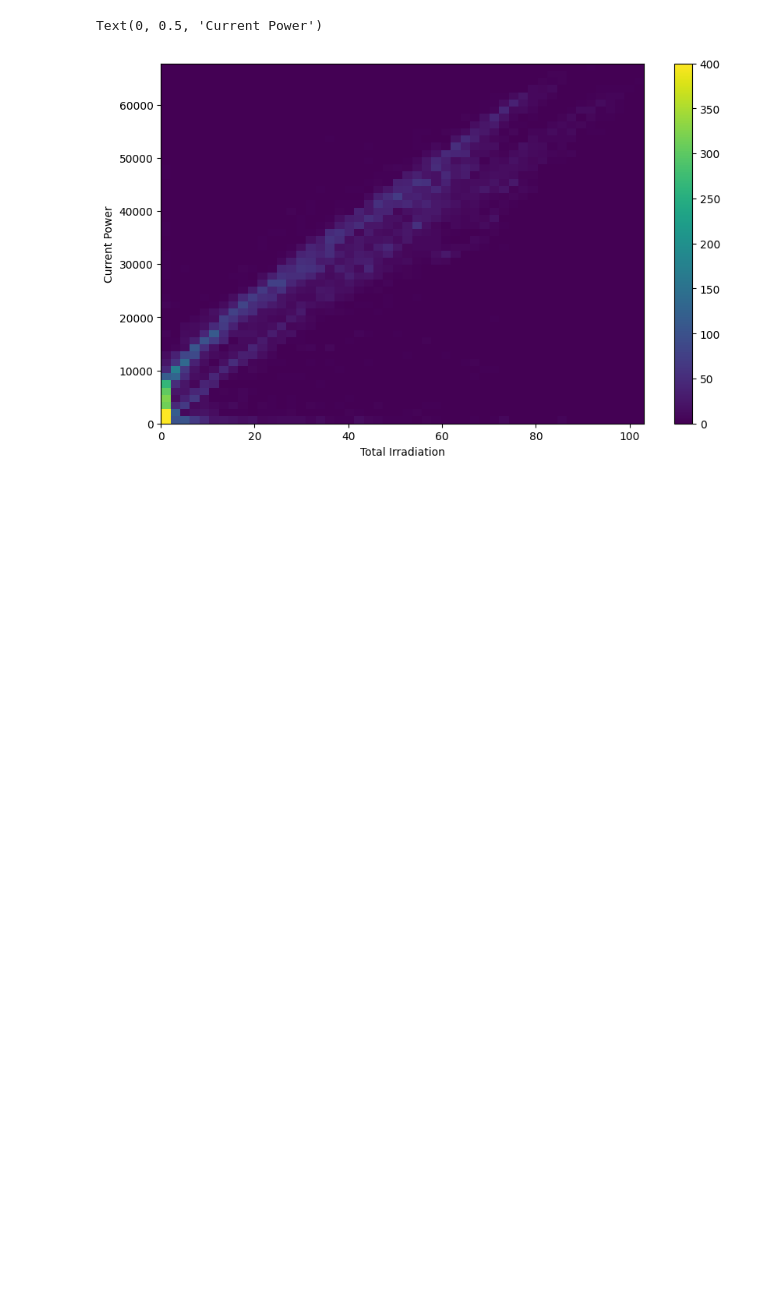
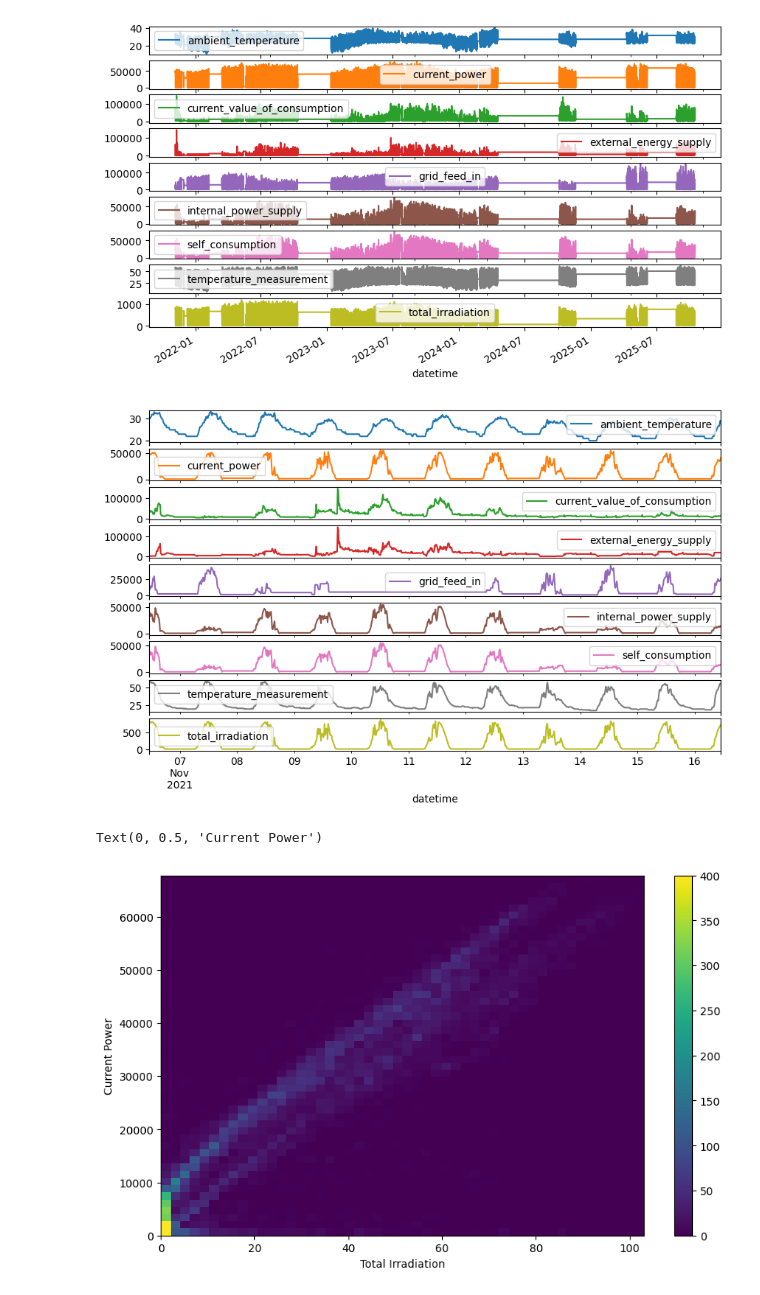
Before and after one commit to wsarachai/CM-SolarTS, a Jupyter notebook: src/jupyter_nb/pv-mju-data.ipynb, the cells around one changed output. Cells and saved outputs as stored; diff of their text form; code cells hidden in the pictures; blank space fills up the shorter version.

```diff
--- a/src/jupyter_nb/pv-mju-data.ipynb
+++ b/src/jupyter_nb/pv-mju-data.ipynb
@@ -82,14 +130,8 @@ _ = plot_features.plot(subplots=True)
 # %%
-# List of columns to check for zeros
-zero_columns = [col for col in all_cols]
-
-# Check which columns actually exist in the dataframe
-valid_columns = [col for col in zero_columns if col in df.columns]
-if len(valid_columns) != len(zero_columns):
-    missing = set(zero_columns) - set(valid_columns)
-    print(f"Warning: Some columns not found: {missing}")
-
-mask_zeros = df[valid_columns].eq(0).all(axis=1)
-zero_rows = df[mask_zeros].copy()
-zero_rows
+print("\nจำนวน Missing Values ก่อนทำการ fill:")
+for col in df.columns:
+    if col in df.columns:
+        missing_count = df[col].isnull().sum()
+        if missing_count > 0:
+            print(f"  {col}: {missing_count} missing values")
 # %% [output]
@@ -110,3 +148,14 @@ zero_rows
+# %%
+# For 15-minute data, one day = 96 points, one year ≈ 35,040 points
+limit_value = 35040  # approximately one year of 15-minute data
+
+for col in df.columns:
+    df[col] = df[col].bfill(limit=limit_value)
+
+display_all(df)
+# %% [output]
+[figure, added]
+[figure, added]
 # %%
 plt.hist2d(df['Total Irradiation'], df['Current Power'], bins=(50, 50), vmax=400)
 plt.colorbar()
```
Also changed, not shown: parts of 11 cells of this notebook, 4 other files.
